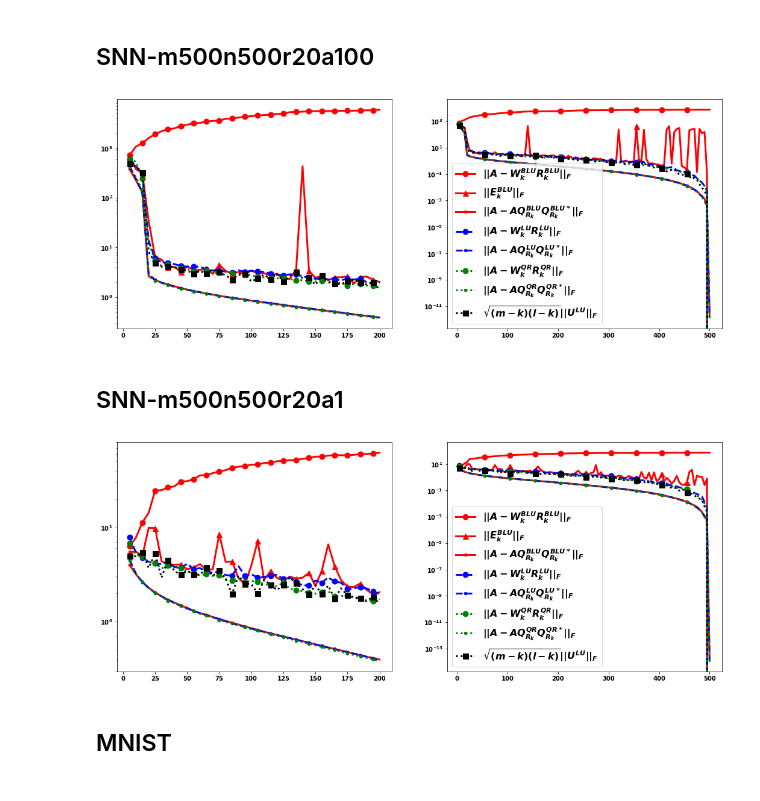
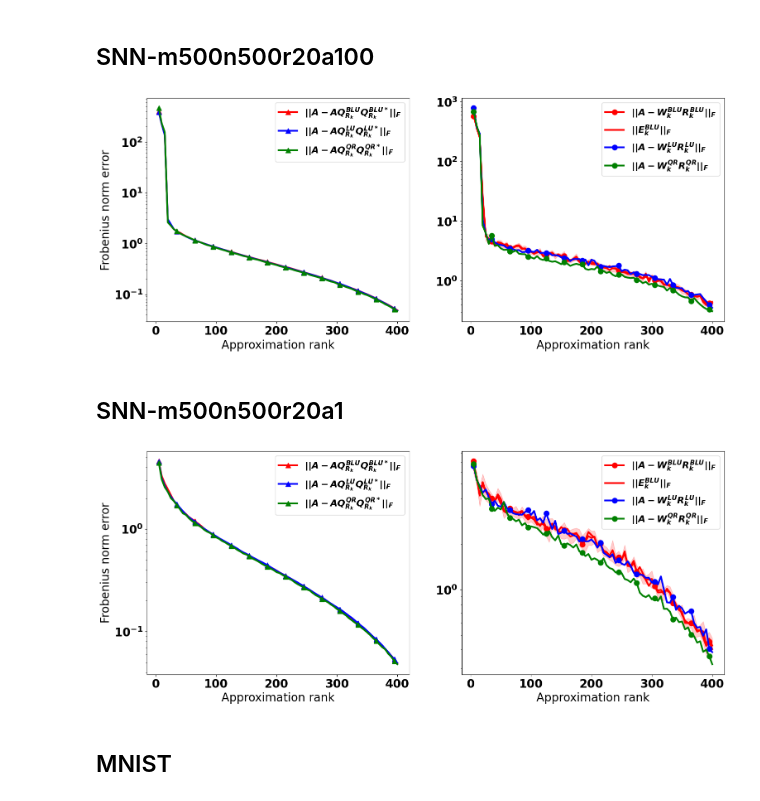
Before and after one commit to dyjdongyijun/Robust_Blockwise_Random_Pivoting, a Jupyter notebook: irms.ipynb, the cells around one changed output. Drawn from its saved outputs; the diff is of its cells as text; code cells hidden in the pictures.

```diff
--- a/irms.ipynb
+++ b/irms.ipynb
@@ -18,7 +18,7 @@ import os, sys
 root_dir = r'/workspace/ydong/_RPMS'
 
 font = {'weight' : 'bold',
-        'size'   : 12}
+        'size'   : 20}
 legend = {'fontsize': 16}
 lines = {'linewidth':3, 'markersize':9}
 plt.rc('font', **font)
@@ -622,60 +662,90 @@ ax.set_yscale('log')
 target_tag = 'SNN-m500n500r20a100'
 errors, others, ranks = compare_id_algorithms(targets[target_tag], mode='lu')
 # %%
-max_x = 200
+max_x = 400
 mask = ranks<=max_x
-markevery = 10
+markevery = 6
 
 plt.figure(figsize=(18,7))
 plt.subplot(1,2,1)
 for err_key, err_val in errors.items():
-    plt.plot(ranks[mask], err_val[mask], plot_styler[err_key], label=plot_legends[err_key], markevery=2)
-# plt.legend()
+    if err_key.find('Stable')!=-1:
+        plt.plot(ranks[mask], err_val[mask], plot_styler[err_key], label=plot_legends[err_key], markevery=markevery)
+        # plt.plot(ranks, err_val, plot_styler[err_key], label=plot_legends[err_key], markevery=markevery)
+plt.legend()
+plt.xlabel('Approximation rank')
+plt.ylabel('Frobenius norm error')
 ax = plt.gca()
 ax.set_yscale('log')
 
 plt.subplot(1,2,2)
 for err_key, err_val in errors.items():
-    plt.plot(ranks, err_val, plot_styler[err_key], label=plot_legends[err_key], markevery=markevery)
+    if err_key=='IRMS_EST':
+        plot_mean_variance(
+            ranks[mask], err_val[:,mask],
+            key=plot_legends[err_key],
+            marker=plot_styler[err_key], markevery=markevery,
+            color=plot_styler[err_key][0], alpha=0.2,
+        )
+    elif err_key.find('Stable')==-1:
+        plt.plot(ranks[mask], err_val[mask], plot_styler[err_key], label=plot_legends[err_key], markevery=markevery)
+        # plt.plot(ranks, err_val, plot_styler[err_key], label=plot_legends[err_key], markevery=markevery)
 plt.legend()
+plt.xlabel('Approximation rank')
 ax = plt.gca()
 ax.set_yscale('log')
+
 # for key, val in others.items():
 #     plt.plot(ranks[mask], val[mask], plot_styler[key], label=key, markevery=markevery)
 # plt.legend()
-# plt.savefig(f'./figs/{target_tag}__rank{ranks[-1]:d}__BLU_LU_QR.png')
+plt.savefig(f'./figs/{target_tag}__rank{ranks[-1]:d}__BLU_LU_QR.png')
 # %% [output]
-[figure, old version]
+[figure, new version]
 # %% [markdown]
 ## SNN-m500n500r20a1
 # %%
 target_tag = 'SNN-m500n500r20a1'
 errors, others, ranks = compare_id_algorithms(targets[target_tag], mode='lu')
 # %%
-max_x = 200
+max_x = 400
 mask = ranks<=max_x
-markevery = 10
+markevery = 6
 
 plt.figure(figsize=(18,7))
 plt.subplot(1,2,1)
 for err_key, err_val in errors.items():
-    plt.plot(ranks[mask], err_val[mask], plot_styler[err_key], label=plot_legends[err_key], markevery=2)
-# plt.legend()
+    if err_key.find('Stable')!=-1:
+        plt.plot(ranks[mask], err_val[mask], plot_styler[err_key], label=plot_legends[err_key], markevery=markevery)
+        # plt.plot(ranks, err_val, plot_styler[err_key], label=plot_legends[err_key], markevery=markevery)
+plt.legend()
+plt.xlabel('Approximation rank')
+plt.ylabel('Frobenius norm error')
 ax = plt.gca()
 ax.set_yscale('log')
 
 plt.subplot(1,2,2)
 for err_key, err_val in errors.items():
-    plt.plot(ranks, err_val, plot_styler[err_key], label=plot_legends[err_key], markevery=markevery)
+    if err_key=='IRMS_EST':
+        plot_mean_variance(
+            ranks[mask], err_val[:,mask],
+            key=plot_legends[err_key],
+            marker=plot_styler[err_key], markevery=markevery,
+            color=plot_styler[err_key][0], alpha=0.2,
+        )
+    elif err_key.find('Stable')==-1:
+        plt.plot(ranks[mask], err_val[mask], plot_styler[err_key], label=plot_legends[err_key], markevery=markevery)
+        # plt.plot(ranks, err_val, plot_styler[err_key], label=plot_legends[err_key], markevery=markevery)
 plt.legend()
+plt.xlabel('Approximation rank')
 ax = plt.gca()
 ax.set_yscale('log')
+
 # for key, val in others.items():
 #     plt.plot(ranks[mask], val[mask], plot_styler[key], label=key, markevery=markevery)
 # plt.legend()
-# plt.savefig(f'./figs/{target_tag}__rank{ranks[-1]:d}__BLU_LU_QR.png')
+plt.savefig(f'./figs/{target_tag}__rank{ranks[-1]:d}__BLU_LU_QR.png')
 # %% [output]
-[figure, old version]
+[figure, new version]
 # %% [markdown]
 ## MNIST
 # %%
```
Also changed, not shown: parts of 14 cells of this notebook, 7 other files.
